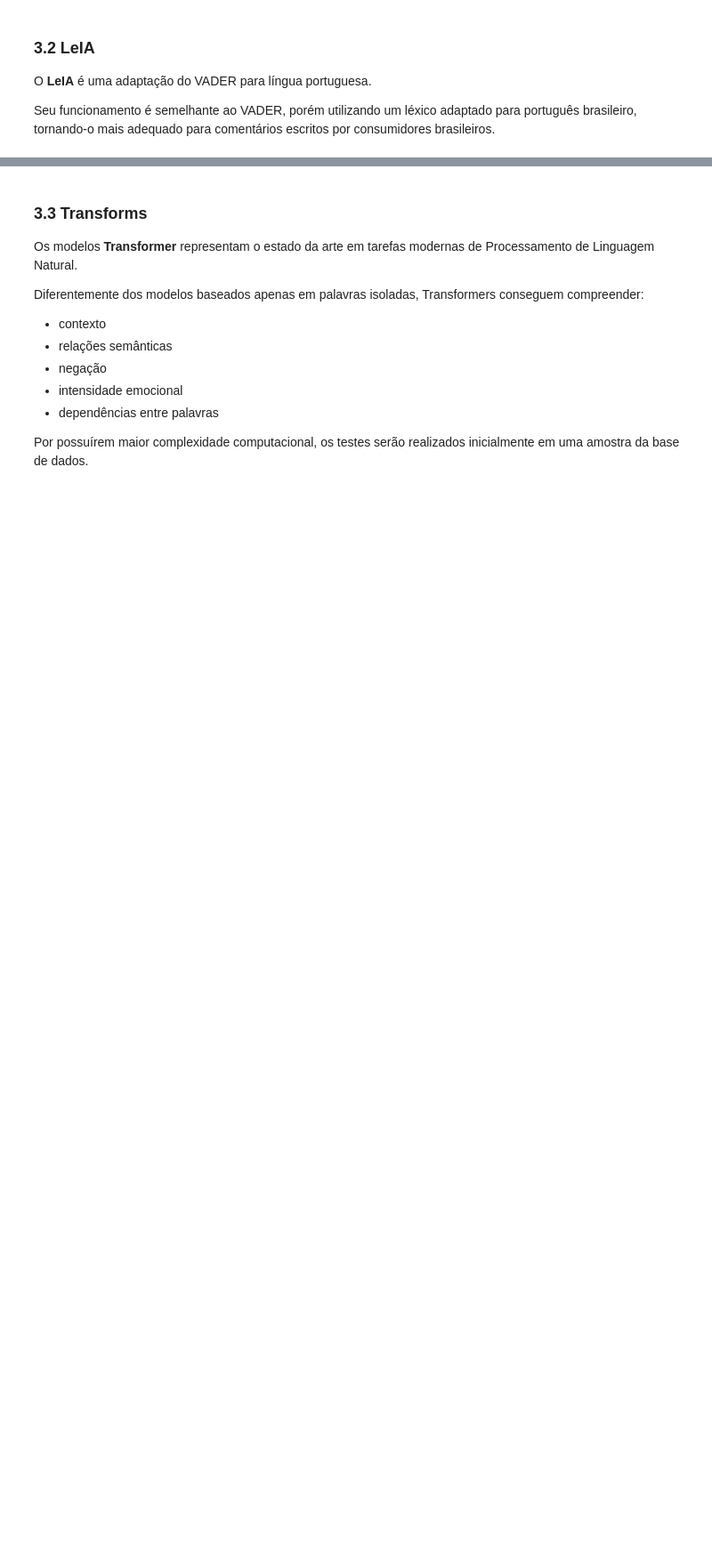
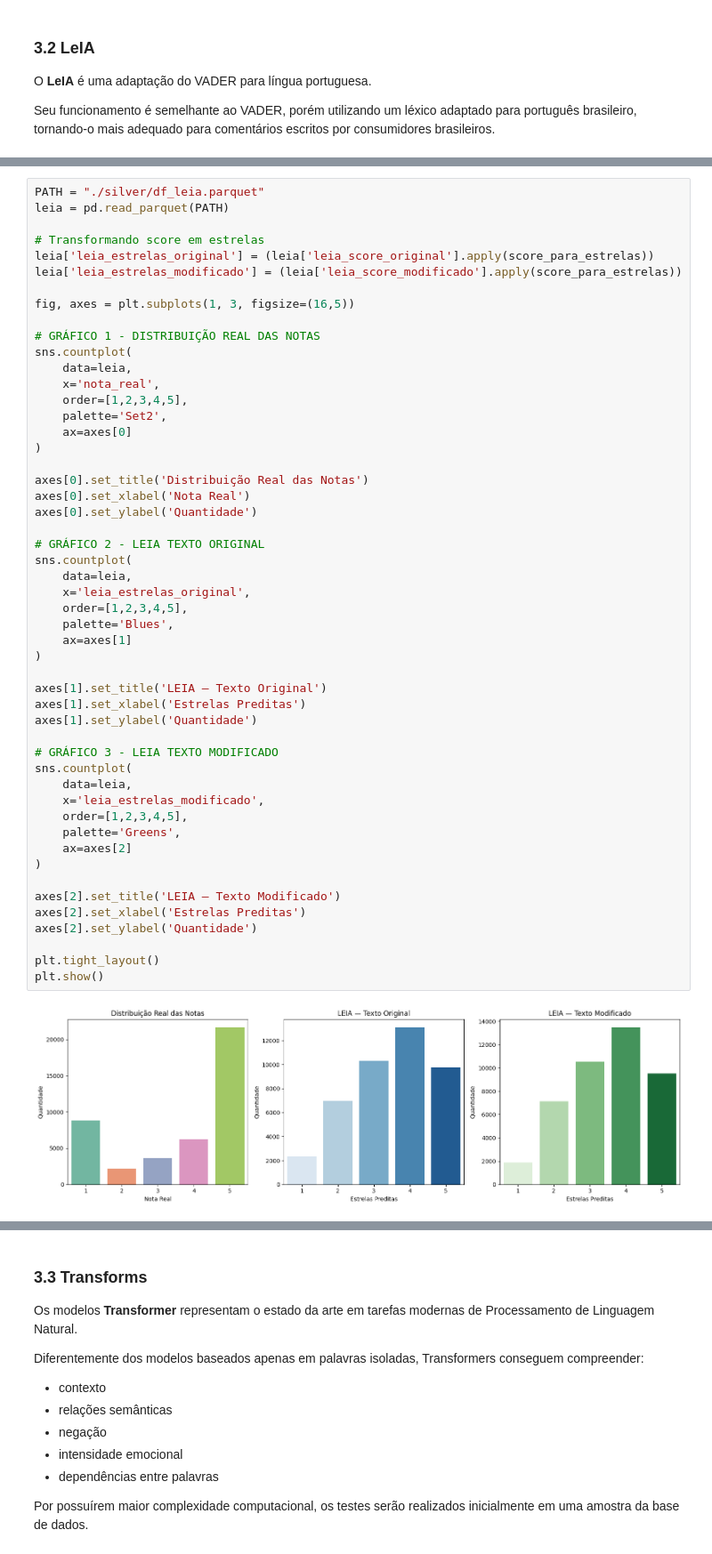
Before and after one commit to eigiihs/review-score-prediction, a Jupyter notebook: sentiment_analysis.ipynb, the cells around one changed output, grey strips where cells are left out. Shown at 89% size. Drawn from its saved outputs; the diff is of its cells as text; blank space fills up the shorter version.

```diff
--- a/sentiment_analysis.ipynb
+++ b/sentiment_analysis.ipynb
@@ -431,0 +604,53 @@ comparacao_vader.to_parquet("./silver/df_leia.parquet")
+# %%
+PATH = "./silver/df_leia.parquet"
+leia = pd.read_parquet(PATH)
+
+# Transformando score em estrelas
+leia['leia_estrelas_original'] = (leia['leia_score_original'].apply(score_para_estrelas))
+leia['leia_estrelas_modificado'] = (leia['leia_score_modificado'].apply(score_para_estrelas))
+
+fig, axes = plt.subplots(1, 3, figsize=(16,5))
+
+# GRÁFICO 1 - DISTRIBUIÇÃO REAL DAS NOTAS
+sns.countplot(
+    data=leia,
+    x='nota_real',
+    order=[1,2,3,4,5],
+    palette='Set2',
+    ax=axes[0]
+)
+
+axes[0].set_title('Distribuição Real das Notas')
+axes[0].set_xlabel('Nota Real')
+axes[0].set_ylabel('Quantidade')
+
+# GRÁFICO 2 - LEIA TEXTO ORIGINAL
+sns.countplot(
+    data=leia,
+    x='leia_estrelas_original',
+    order=[1,2,3,4,5],
+    palette='Blues',
+    ax=axes[1]
+)
+
+axes[1].set_title('LEIA — Texto Original')
+axes[1].set_xlabel('Estrelas Preditas')
+axes[1].set_ylabel('Quantidade')
+
+# GRÁFICO 3 - LEIA TEXTO MODIFICADO
+sns.countplot(
+    data=leia,
+    x='leia_estrelas_modificado',
+    order=[1,2,3,4,5],
+    palette='Greens',
+    ax=axes[2]
+)
+
+axes[2].set_title('LEIA — Texto Modificado')
+axes[2].set_xlabel('Estrelas Preditas')
+axes[2].set_ylabel('Quantidade')
+
+plt.tight_layout()
+plt.show()
+# %% [output]
+[figure, added]
```
Also changed, not shown: parts of 28 cells of this notebook, 15 other files.
